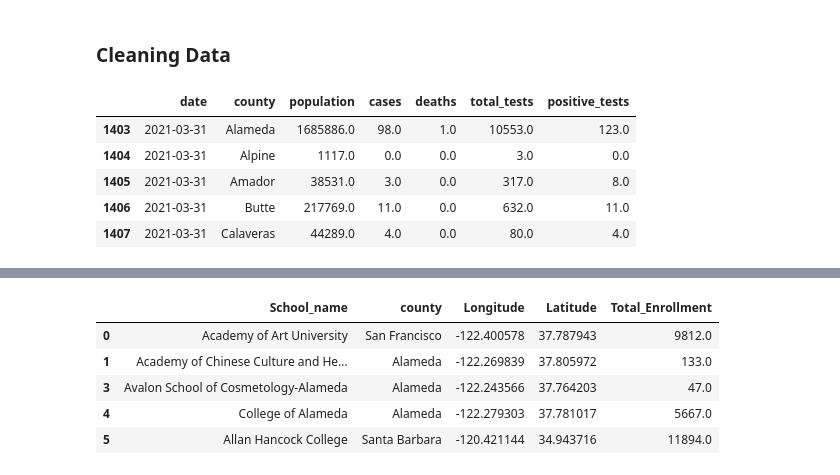
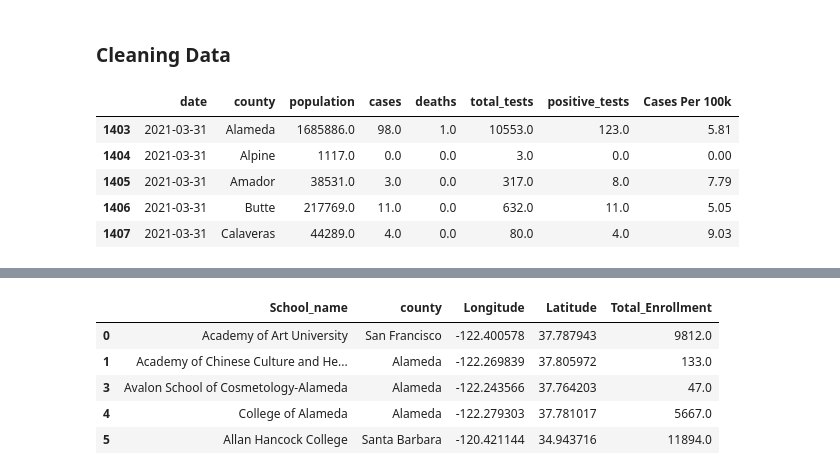
Before and after one commit to danijmartin/Covid-19-California, a Jupyter notebook: Data_Cleaning_and_Exploration.ipynb, the cells around one changed output, grey strips where cells are left out. Saved outputs shown, nothing was run; the diff lists cells and outputs as text; code cells hidden in the pictures.

```diff
--- a/Data_Cleaning_and_Exploration.ipynb
+++ b/Data_Cleaning_and_Exploration.ipynb
@@ -22,34 +26,35 @@ c = Census(api_key)
 # %%
 # Cleaning Cases Data
 case_df = pd.read_csv("Data/covid19cases_test.csv")
 
 # change date column to easier to compare format
 case_df.date = pd.to_datetime(case_df['date'],format='%m/%d/%Y')
 
 # filter out dates past 3-31-21, as well as rows with useless data
 clean_case = case_df.loc[(case_df.date<dt.datetime(2021,4,1)) & \
                          (case_df.area != 'Out of state') & \
                          (case_df.area != 'California')& \
                          (case_df.area != 'Unknown')]
 
 # filter out columns we dont need
 clean_case = clean_case[['date','area','population','cases','deaths','total_tests','positive_tests']]
 
 # Rename column for dataset consistency
 clean_case = clean_case.rename(columns={'area': 'county'})
 
 # replace missing data with 0
 clean_case = clean_case.fillna(0)
+clean_case["Cases Per 100k"] = round(clean_case["cases"] / clean_case["population"] * 100000,2)
 clean_case.to_csv('Data/clean_case.csv', index=False)
 
 clean_case.head()
 # %% [output]
-|  | date | county | population | cases | deaths | total_tests | positive_tests |
-| 1403 | 2021-03-31 | Alameda | 1685886.0 | 98.0 | 1.0 | 10553.0 | 123.0 |
-| 1404 | 2021-03-31 | Alpine | 1117.0 | 0.0 | 0.0 | 3.0 | 0.0 |
-| 1405 | 2021-03-31 | Amador | 38531.0 | 3.0 | 0.0 | 317.0 | 8.0 |
-| 1406 | 2021-03-31 | Butte | 217769.0 | 11.0 | 0.0 | 632.0 | 11.0 |
-| 1407 | 2021-03-31 | Calaveras | 44289.0 | 4.0 | 0.0 | 80.0 | 4.0 |
+|  | date | county | population | cases | deaths | total_tests | positive_tests | Cases Per 100k |
+| 1403 | 2021-03-31 | Alameda | 1685886.0 | 98.0 | 1.0 | 10553.0 | 123.0 | 5.81 |
+| 1404 | 2021-03-31 | Alpine | 1117.0 | 0.0 | 0.0 | 3.0 | 0.0 | 0.00 |
+| 1405 | 2021-03-31 | Amador | 38531.0 | 3.0 | 0.0 | 317.0 | 8.0 | 7.79 |
+| 1406 | 2021-03-31 | Butte | 217769.0 | 11.0 | 0.0 | 632.0 | 11.0 | 5.05 |
+| 1407 | 2021-03-31 | Calaveras | 44289.0 | 4.0 | 0.0 | 80.0 | 4.0 | 9.03 |
 # %%
 # Cleaning Vaccinations Data
 vaccine_df = pd.read_csv("Data/covid19vaccinesbycounty.csv")
```
Also changed, not shown: parts of 3 cells of this notebook, 1 other file.
